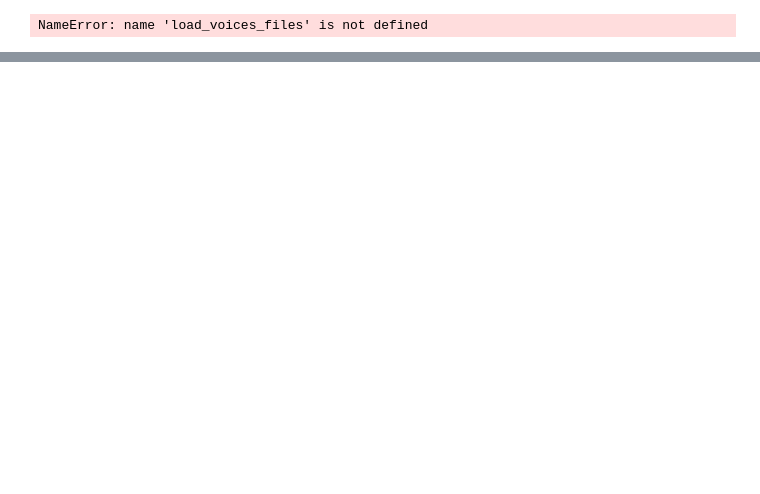
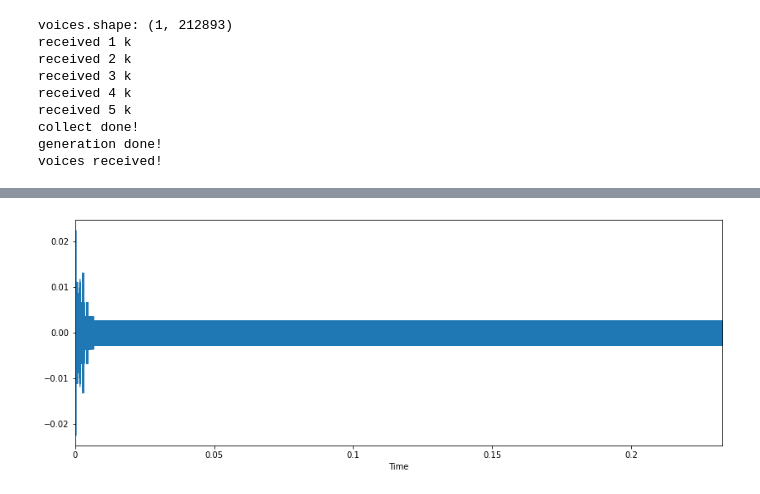
Before and after one commit to WellsCui/pytorch-wavenet, a Jupyter notebook: wave_net.ipynb, the cells around one changed output, grey strips where cells are left out. Saved outputs shown, nothing was run; the diff lists cells and outputs as text; code cells hidden in the pictures; blank space fills up the shorter version.

```diff
--- a/wave_net.ipynb
+++ b/wave_net.ipynb
@@ -118,33 +128,54 @@ SyntaxError: invalid syntax (<ipython-input-2-372603c2ec98>, line 2)
 # %%
-from multiprocessing import Process, Queue
 
-voices = load_voices_files(['dataset/dev/LJ050-0274.wav'])
+import librosa.display
+from multiprocessing import Queue, Process
+# from torch.multiprocessing import Pool, Process, set_start_method
 
-leading_voices = [voices[0][:1024]]
-context = torch.rand(1, 1024*5, 768)
+voices = load_voices_files(['dataset/train/LJ001-0001.wav'])
+voices = np.array(voices)/(65536/2)
+print('voices.shape:', voices.shape)
+leading_voices = [voices[0][:1024*2]]
+context = torch.rand(1, 1024*5, 768).to(torch.device("cuda:0"))
 sample_queue = Queue(10)
-voices = None
+voice_queue = Queue()
 
+def collect():
+  voices = None
+  while True:
+      sample = sample_queue.get(True)
+      if sample is None:
+          voice_queue.put(voices, True)
+          print("collect done!")
+          return
 
-def generate_voices():
-    with torch.no_grad():
-        generated_voices = model.generate(leading_voices, context, sample_queue)
+      # print("received sample")
+      if voices is None:
+          voices = sample
+      else:
+          voices = np.concatenate((voices, sample), axis=1)
+      if voices.shape[1] % 1024 == 0:
+          print('received %d k' % (voices.shape[1]//1024))
 
-voice_generating_process = Process(target=generate_voices)
-voice_generating_process.start()
-while True:
-    sample = sample_queue.get(True)
-    if sample is None:
-        print("collect done!")
-        break
-    print("received sample")
-    if voices is None:
-        voices = sample
-    else:
-        voices = np.concatenate((voices, sample), axis=1)
+collect_process = Process(target=collect)
+collect_process.start()
 
-x = voices[0] / (65536/2)
+with torch.no_grad():
+    model.generate(leading_voices, context[:, :, :], sample_queue)
+
+# collect_process.join()
+voices = voice_queue.get(True)
+print("voices received!")
+x = voices[0]
+plt.figure(figsize=(14, 5))
 librosa.display.waveplot(x, sr=22000)
 ipd.Audio(x, rate=22000)
 # %% [output]
-NameError: name 'load_voices_files' is not defined
+voices.shape: (1, 212893)
+received 1 k
+received 2 k
+received 3 k
+received 4 k
+received 5 k
+collect done!
+generation done!
+voices received!
@@ -150,0 +183 @@ NameError: name 'load_voices_files' is not defined
+[figure, added]
```
Also changed, not shown: parts of 8 cells of this notebook.
